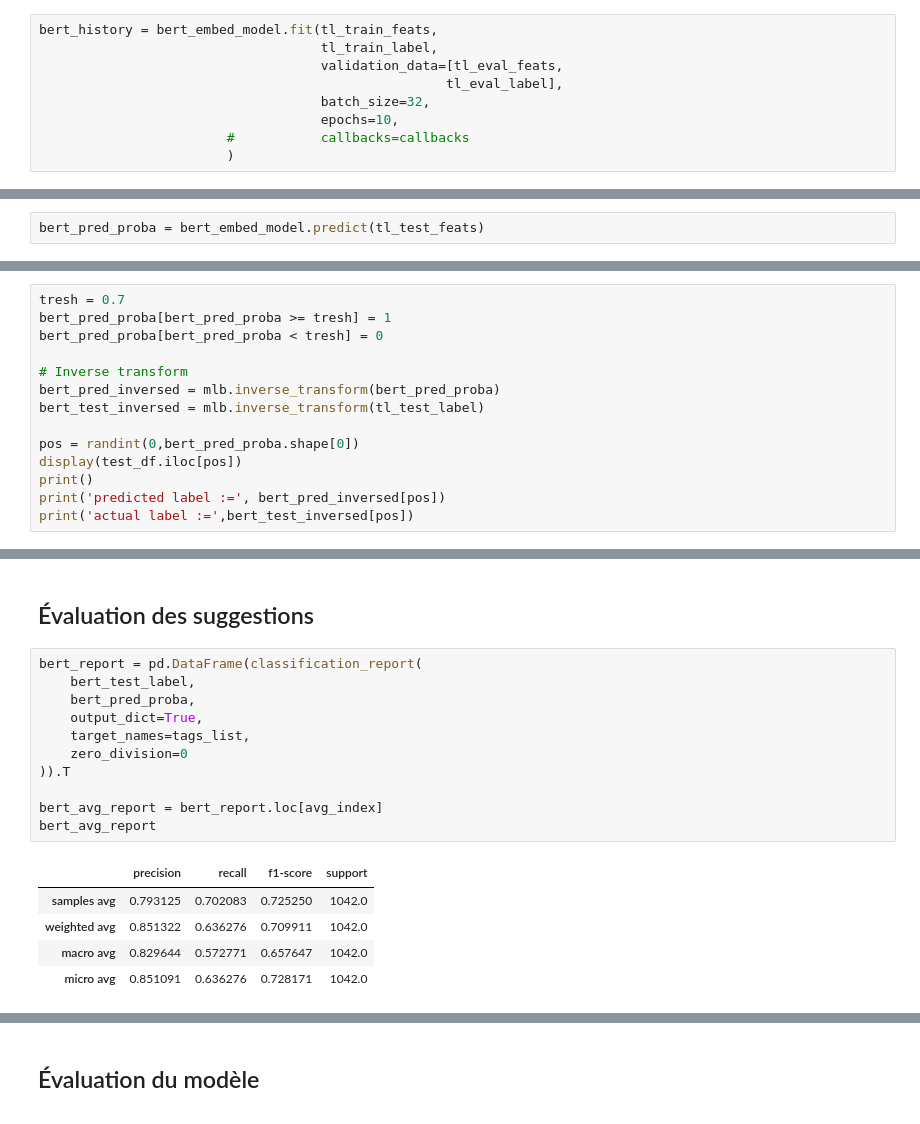
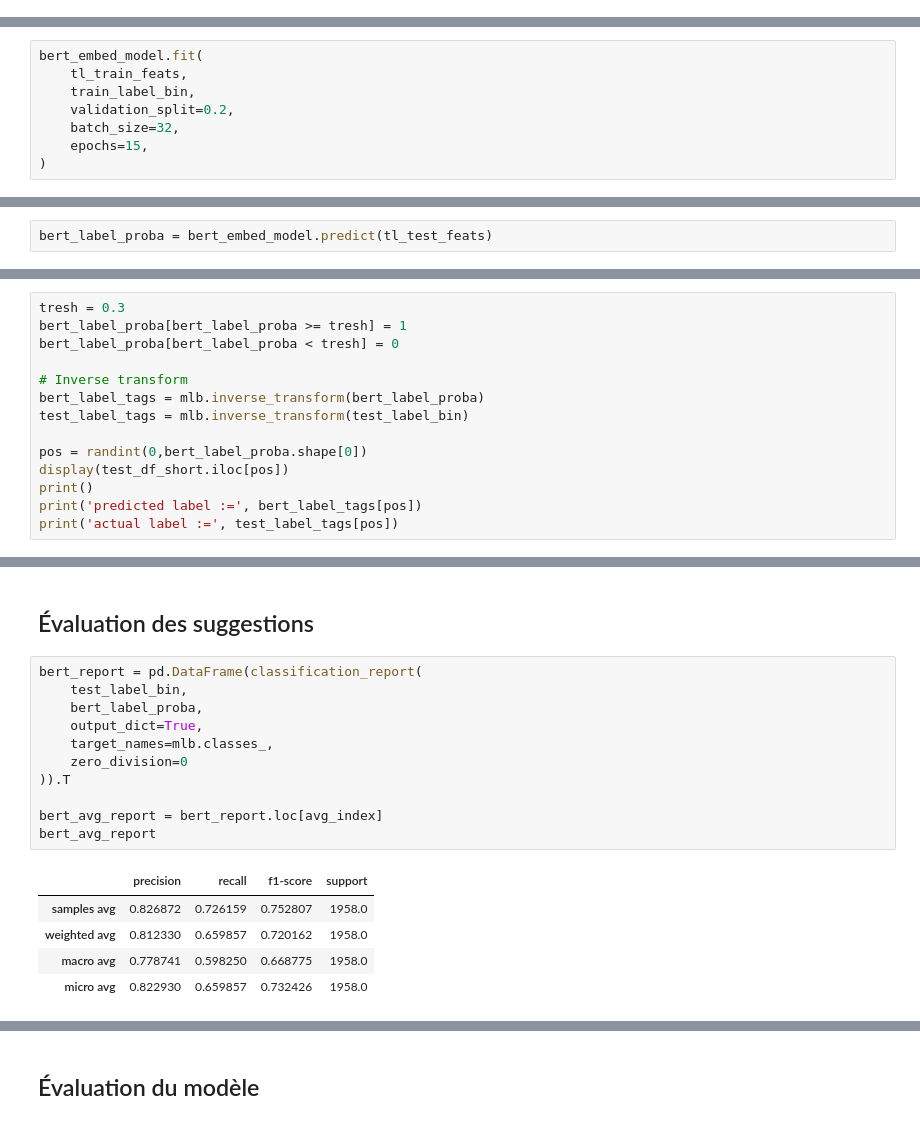
Before and after one commit to aliheadou/NLP_TagsSuggestion, a Jupyter notebook: 02_Suggestions.ipynb, the cells around one changed output, grey strips where cells are left out. Saved outputs shown, nothing was run; the diff lists cells and outputs as text.

```diff
--- a/02_Suggestions.ipynb
+++ b/02_Suggestions.ipynb
@@ -1136,9 +1215,0 @@ ________________________________________________________________________________
-# %%
-bert_history = bert_embed_model.fit(tl_train_feats,
-                                    tl_train_label,
-                                    validation_data=[tl_eval_feats,
-                                                    tl_eval_label],
-                                    batch_size=32,
-                                    epochs=10,
-                        #           callbacks=callbacks
-                        )
@@ -1147,0 +1216,8 @@ KeyboardInterrupt:
+# %%
+bert_embed_model.fit(
+    tl_train_feats,
+    train_label_bin,
+    validation_split=0.2,
+    batch_size=32,
+    epochs=15,
+)
@@ -1156,4 +1253,4 @@ bert_embed_model.evaluate(tl_test_feats, tl_test_label)
 # %% [markdown]
 ## Inférence sur le test set
 # %%
-bert_pred_proba = bert_embed_model.predict(tl_test_feats)
+bert_label_proba = bert_embed_model.predict(tl_test_feats)
@@ -1160,14 +1259,14 @@ bert_pred_proba = bert_embed_model.predict(tl_test_feats)
 # %%
-tresh = 0.7
-bert_pred_proba[bert_pred_proba >= tresh] = 1
-bert_pred_proba[bert_pred_proba < tresh] = 0
+tresh = 0.3
+bert_label_proba[bert_label_proba >= tresh] = 1
+bert_label_proba[bert_label_proba < tresh] = 0
 
 # Inverse transform
-bert_pred_inversed = mlb.inverse_transform(bert_pred_proba)
-bert_test_inversed = mlb.inverse_transform(tl_test_label)
+bert_label_tags = mlb.inverse_transform(bert_label_proba)
+test_label_tags = mlb.inverse_transform(test_label_bin)
 
-pos = randint(0,bert_pred_proba.shape[0])
-display(test_df.iloc[pos])
+pos = randint(0,bert_label_proba.shape[0])
+display(test_df_short.iloc[pos])
 print()
-print('predicted label :=', bert_pred_inversed[pos])
-print('actual label :=',bert_test_inversed[pos])
+print('predicted label :=', bert_label_tags[pos])
+print('actual label :=', test_label_tags[pos])
@@ -1175,21 +1281,21 @@ print('actual label :=',bert_test_inversed[pos])
 ## Évaluation des suggestions
 # %%
 bert_report = pd.DataFrame(classification_report(
-    bert_test_label,
-    bert_pred_proba,
+    test_label_bin,
+    bert_label_proba,
     output_dict=True,
-    target_names=tags_list,
+    target_names=mlb.classes_,
     zero_division=0
 )).T
 
 bert_avg_report = bert_report.loc[avg_index]
 bert_avg_report
 # %% [output]
 |  | precision | recall | f1-score | support |
-| samples avg | 0.793125 | 0.702083 | 0.725250 | 1042.0 |
-| weighted avg | 0.851322 | 0.636276 | 0.709911 | 1042.0 |
-| macro avg | 0.829644 | 0.572771 | 0.657647 | 1042.0 |
-| micro avg | 0.851091 | 0.636276 | 0.728171 | 1042.0 |
+| samples avg | 0.826872 | 0.726159 | 0.752807 | 1958.0 |
+| weighted avg | 0.812330 | 0.659857 | 0.720162 | 1958.0 |
+| macro avg | 0.778741 | 0.598250 | 0.668775 | 1958.0 |
+| micro avg | 0.822930 | 0.659857 | 0.732426 | 1958.0 |
 # %%
 bert_clf_report = bert_report[~bert_report.index.isin(bert_avg_report.index)]
 bert_clf_report.sort_values(by='support', ascending=False)
```
Also changed, not shown: parts of 201 cells of this notebook, 7 other files.
